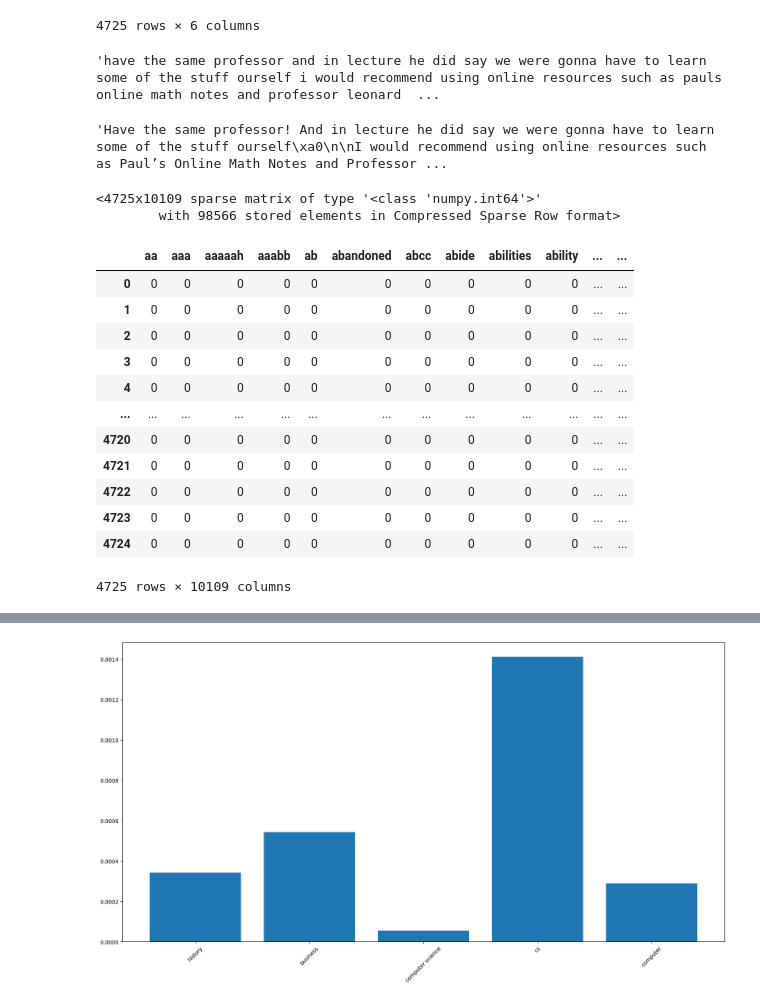
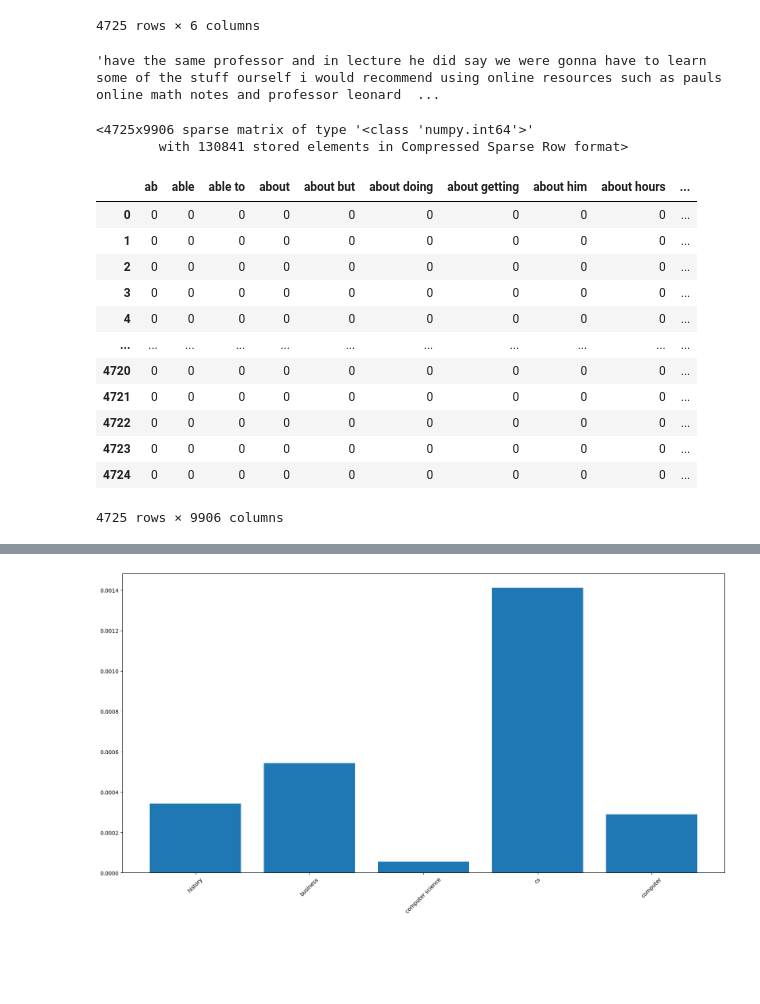
Before and after one commit to saysay2/project1-counting-words, a Jupyter notebook: project1.ipynb, the cells around one changed output, grey strips where cells are left out. Cells and saved outputs as stored; diff of their text form; code cells hidden in the pictures; blank space fills up the shorter version.

```diff
--- a/project1.ipynb
+++ b/project1.ipynb
@@ -310,47 +319,31 @@ uiuc
 | 4723 | 4723 | 2024-08-21 20:21:54 | 10 | AFAIK, the “cleaning company” tha... | perpetuallytired29 | 3 |
 | 4724 | 4724 | 2024-08-21 20:21:54 | 10 | thank god it wasn't a half dirty ... | Traditional_Half5199 | 0 |
 4725 rows × 6 columns
-# %%
-def clean(text):
-    #remove newline and space characters
-    text = ' '.join(text.split())
-    #convert the text to lowercase
-    text = text.lower()
-    #remove punctuation
-    text = ''.join([char for char in text if char.isalpha() or char.isspace()])
-    return text
 # %%
 uiuc['cleaned_text'] = uiuc['text'].apply(clean)
+uiuc["cleaned_text"][0]
+# %% [output]
+'have the same professor and in lecture he did say we were gonna have to learn some of the stuff ourself i would recommend using online resources such as pauls online math notes and professor leonard  ...
-# %%
-uiuc["cleaned_text"][0]
-# %% [output]
-'have the same professor and in lecture he did say we were gonna have to learn some of the stuff ourself i would recommend using online resources such as pauls online math notes and professor leonard  ...
-# %%
-uiuc["text"][0]
-# %% [output]
-'Have the same professor! And in lecture he did say we were gonna have to learn some of the stuff ourself\xa0\n\nI would recommend using online resources such as Paul’s Online Math Notes and Professor ...
 # %%
-vectorizer = CountVectorizer()
-bag_of_words = vectorizer.fit_transform(uiuc['cleaned_text'])
+bag_of_words_uiuc = vectorizer.fit_transform(uiuc['cleaned_text'])
+bag_of_words_uiuc
+# %% [output]
+<4725x9906 sparse matrix of type '<class 'numpy.int64'>'
+        with 130841 stored elements in Compressed Sparse Row format>
-# %%
-bag_of_words
-# %% [output]
-<4725x10109 sparse matrix of type '<class 'numpy.int64'>'
-        with 98566 stored elements in Compressed Sparse Row format>
 # %%
-uiuc_df = pd.DataFrame(bag_of_words.toarray(), columns=vectorizer.get_feature_names_out())
-uiuc_df
+bow_df2 = pd.DataFrame(bag_of_words_uiuc.toarray(), columns=vectorizer.get_feature_names_out())
+bow_df2
 # %% [output]
-|  | aa | aaa | aaaaah | aaabb | ab | abandoned | abcc | abide | abilities | ability | ... | ... |
-| 0 | 0 | 0 | 0 | 0 | 0 | 0 | 0 | 0 | 0 | 0 | ... | ... |
-| 1 | 0 | 0 | 0 | 0 | 0 | 0 | 0 | 0 | 0 | 0 | ... | ... |
-| 2 | 0 | 0 | 0 | 0 | 0 | 0 | 0 | 0 | 0 | 0 | ... | ... |
-| 3 | 0 | 0 | 0 | 0 | 0 | 0 | 0 | 0 | 0 | 0 | ... | ... |
-| 4 | 0 | 0 | 0 | 0 | 0 | 0 | 0 | 0 | 0 | 0 | ... | ... |
-| ... | ... | ... | ... | ... | ... | ... | ... | ... | ... | ... | ... | ... |
-| 4720 | 0 | 0 | 0 | 0 | 0 | 0 | 0 | 0 | 0 | 0 | ... | ... |
-| 4721 | 0 | 0 | 0 | 0 | 0 | 0 | 0 | 0 | 0 | 0 | ... | ... |
-| 4722 | 0 | 0 | 0 | 0 | 0 | 0 | 0 | 0 | 0 | 0 | ... | ... |
-| 4723 | 0 | 0 | 0 | 0 | 0 | 0 | 0 | 0 | 0 | 0 | ... | ... |
-| 4724 | 0 | 0 | 0 | 0 | 0 | 0 | 0 | 0 | 0 | 0 | ... | ... |
+|  | ab | able | able to | about | about but | about doing | about getting | about him | about hours | ... |
+| 0 | 0 | 0 | 0 | 0 | 0 | 0 | 0 | 0 | 0 | ... |
+| 1 | 0 | 0 | 0 | 0 | 0 | 0 | 0 | 0 | 0 | ... |
+| 2 | 0 | 0 | 0 | 0 | 0 | 0 | 0 | 0 | 0 | ... |
+| 3 | 0 | 0 | 0 | 0 | 0 | 0 | 0 | 0 | 0 | ... |
+| 4 | 0 | 0 | 0 | 0 | 0 | 0 | 0 | 0 | 0 | ... |
+| ... | ... | ... | ... | ... | ... | ... | ... | ... | ... | ... |
+| 4720 | 0 | 0 | 0 | 0 | 0 | 0 | 0 | 0 | 0 | ... |
+| 4721 | 0 | 0 | 0 | 0 | 0 | 0 | 0 | 0 | 0 | ... |
+| 4722 | 0 | 0 | 0 | 0 | 0 | 0 | 0 | 0 | 0 | ... |
+| 4723 | 0 | 0 | 0 | 0 | 0 | 0 | 0 | 0 | 0 | ... |
+| 4724 | 0 | 0 | 0 | 0 | 0 | 0 | 0 | 0 | 0 | ... |
-4725 rows × 10109 columns
+4725 rows × 9906 columns
```
Also changed, not shown: parts of 32 cells of this notebook.
